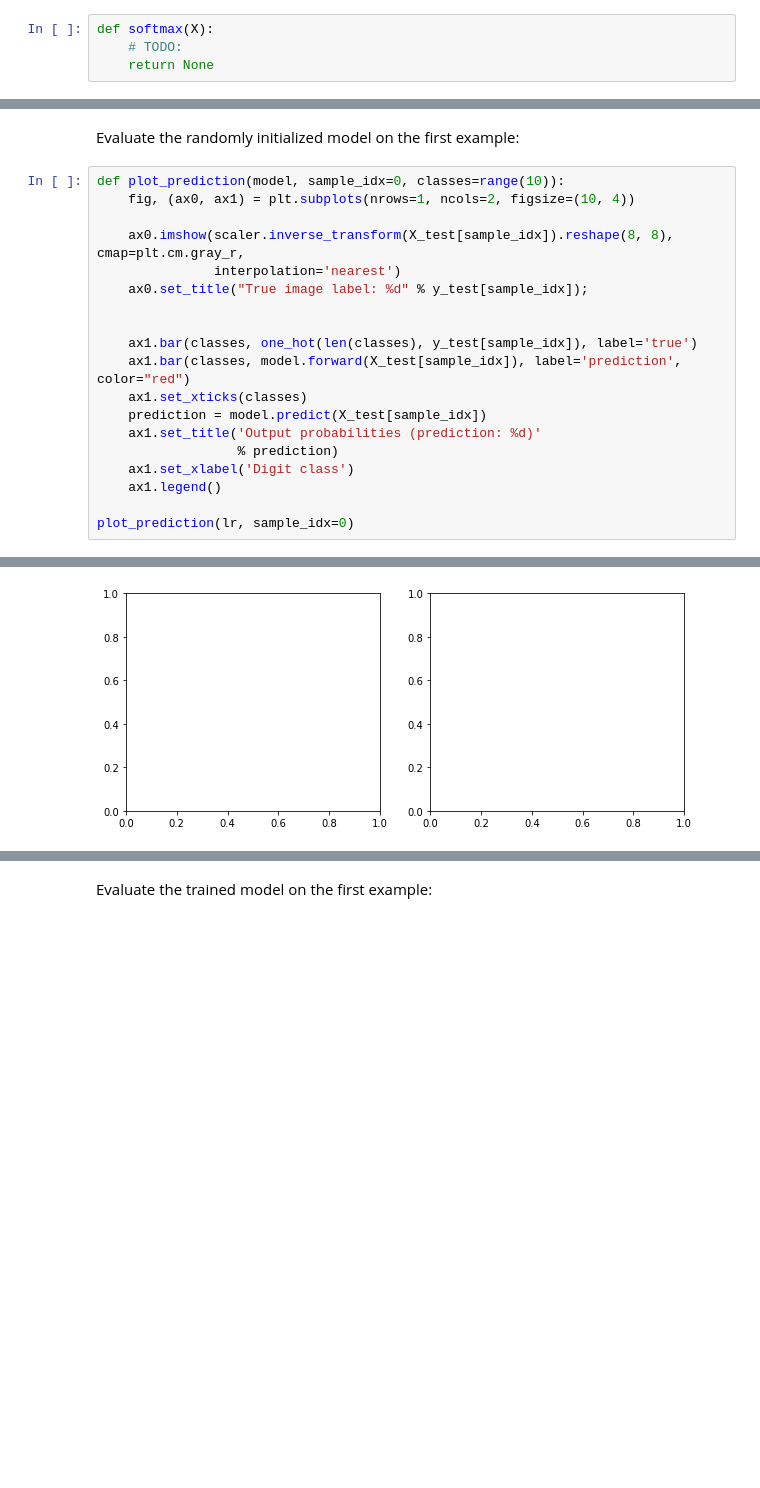
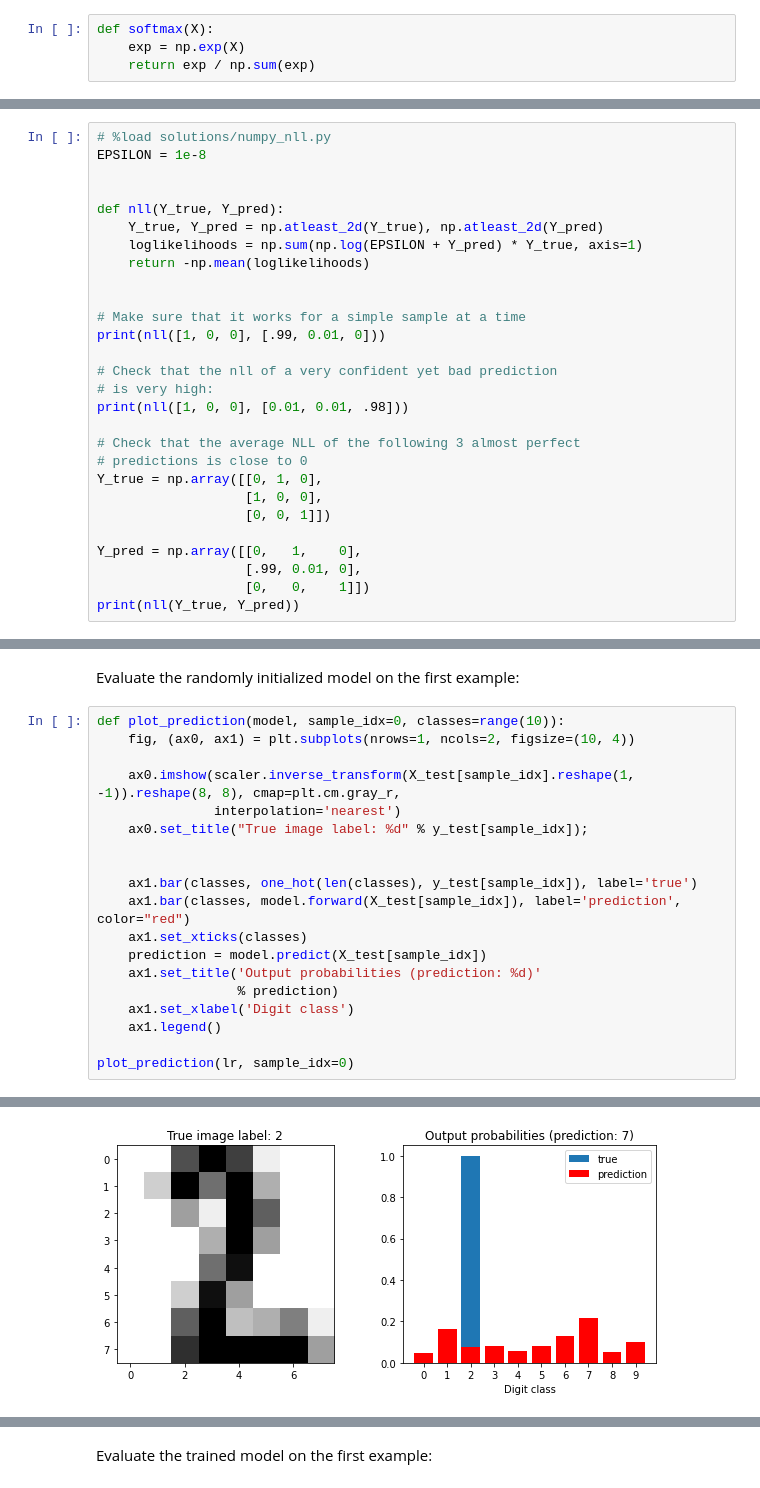
Before and after one commit to hrialan/AppliedDeepLearning_M2DataScience, a Jupyter notebook: labs/02_backprop/Backpropagation_numpy.ipynb, the cells around one changed output, grey strips where cells are left out. Cells and saved outputs as stored; diff of their text form; blank space fills up the shorter version.

```diff
--- a/labs/02_backprop/Backpropagation_numpy.ipynb
+++ b/labs/02_backprop/Backpropagation_numpy.ipynb
@@ -116,10 +116,10 @@ softmax(\mathbf{x}) = \frac{1}{\sum_{i=1}^{n}{e^{x_i}}}
   e^{x_n}
 \end{bmatrix}
 $$
-# %%
-def softmax(X):
-    # TODO:
-    return None
+# %%
+def softmax(X):
+    exp = np.exp(X)
+    return exp / np.sum(exp)
 # %% [markdown]
 Make sure that this works one vector at a time (and check that the components sum to one):
 # %%
@@ -216,0 +216,28 @@ print(nll(Y_true, Y_pred))
+# %%
+# %load solutions/numpy_nll.py
+EPSILON = 1e-8
+
+
+def nll(Y_true, Y_pred):
+    Y_true, Y_pred = np.atleast_2d(Y_true), np.atleast_2d(Y_pred)
+    loglikelihoods = np.sum(np.log(EPSILON + Y_pred) * Y_true, axis=1)
+    return -np.mean(loglikelihoods)
+
+
+# Make sure that it works for a simple sample at a time
+print(nll([1, 0, 0], [.99, 0.01, 0]))
+
+# Check that the nll of a very confident yet bad prediction
+# is very high:
+print(nll([1, 0, 0], [0.01, 0.01, .98]))
+
+# Check that the average NLL of the following 3 almost perfect
+# predictions is close to 0
+Y_true = np.array([[0, 1, 0],
+                   [1, 0, 0],
+                   [0, 0, 1]])
+
+Y_pred = np.array([[0,   1,    0],
+                   [.99, 0.01, 0],
+                   [0,   0,    1]])
+print(nll(Y_true, Y_pred))
@@ -278,7 +309,7 @@ Evaluate the randomly initialized model on the first example:
 def plot_prediction(model, sample_idx=0, classes=range(10)):
     fig, (ax0, ax1) = plt.subplots(nrows=1, ncols=2, figsize=(10, 4))
 
-    ax0.imshow(scaler.inverse_transform(X_test[sample_idx]).reshape(8, 8), cmap=plt.cm.gray_r,
+    ax0.imshow(scaler.inverse_transform(X_test[sample_idx].reshape(1, -1)).reshape(8, 8), cmap=plt.cm.gray_r,
                interpolation='nearest')
     ax0.set_title("True image label: %d" % y_test[sample_idx]);
 
@@ -301,4 +328,4 @@ array=[ 0.         -0.32798812  1.2258583   0.9759516   0.03329577 -0.8464832
-[figure, old version]
+[figure, new version]
 # %%
 # Training for one epoch
 learning_rate = 0.01
```
Also changed, not shown: parts of 23 cells of this notebook, 1 other file.
